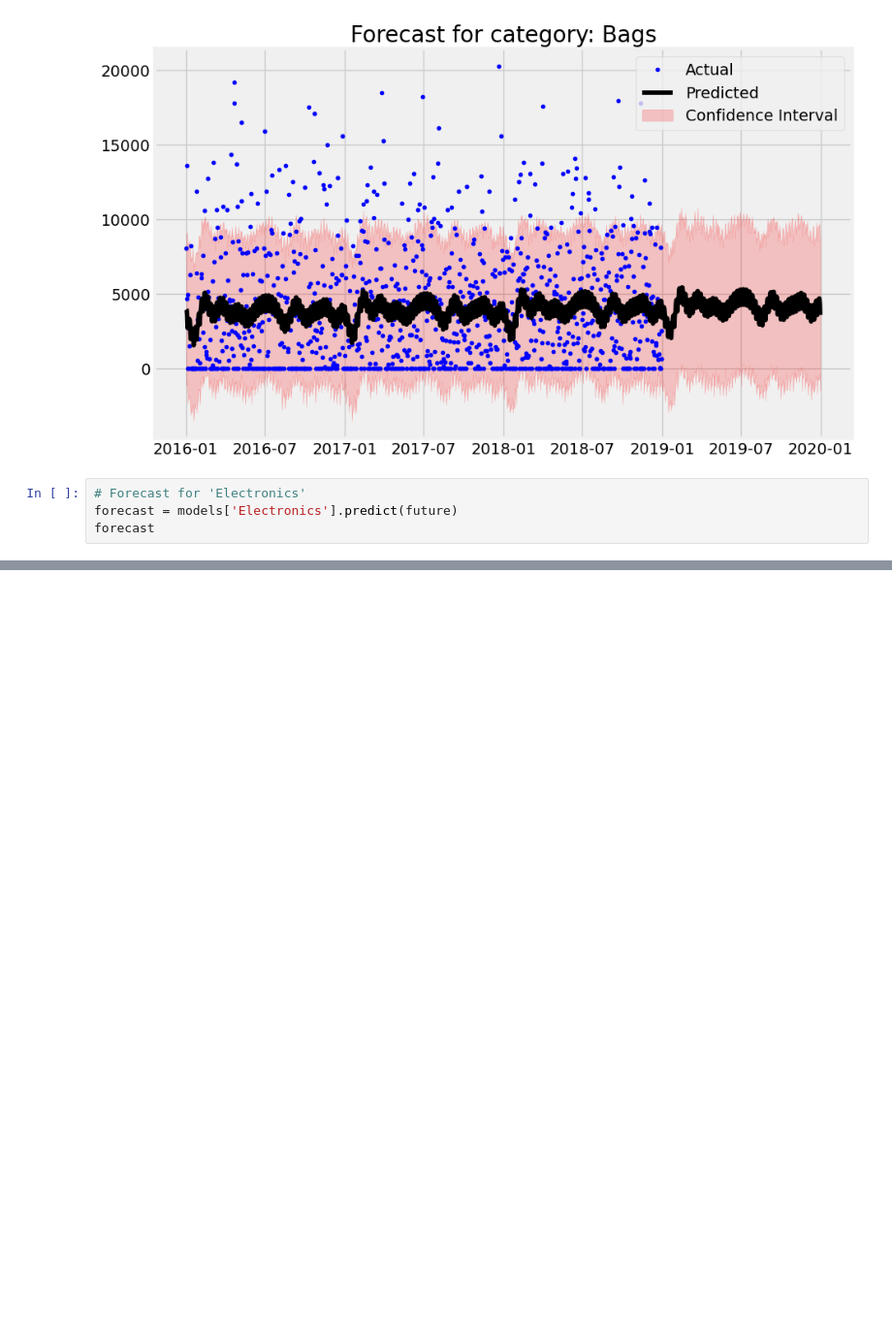
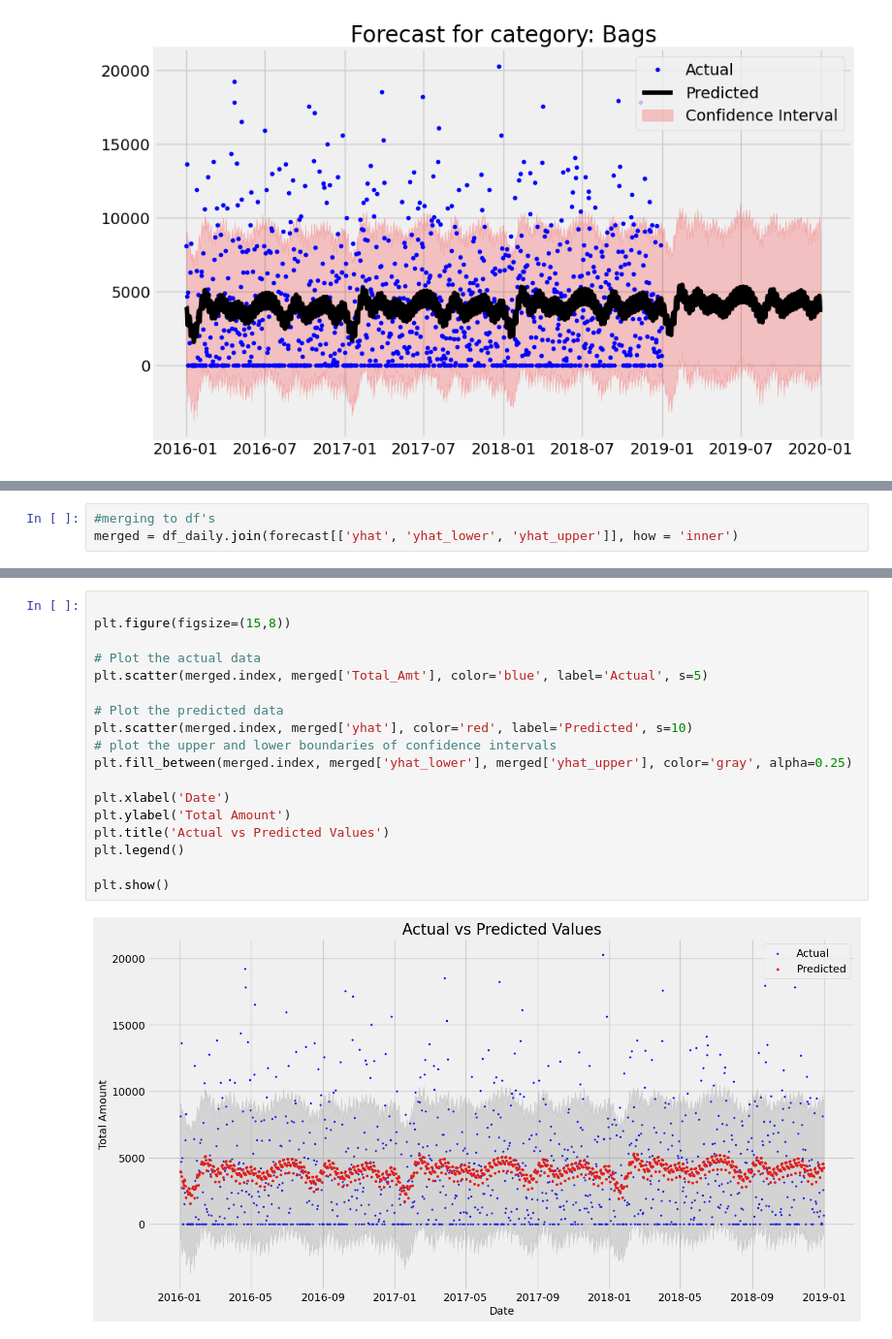
Before and after one commit to PilatusPy/Capstone-II, a Jupyter notebook: store_project/3_modeling_fb_prophet_lib.ipynb, the cells around one changed output, grey strips where cells are left out. Shown at 97% size. Drawn from its saved outputs; the diff is of its cells as text; blank space fills up the shorter version.

```diff
--- a/store_project/3_modeling_fb_prophet_lib.ipynb
+++ b/store_project/3_modeling_fb_prophet_lib.ipynb
@@ -255,7 +296,3 @@ plt.title(f"Forecast for category: {category}")
 plt.show()
 # %% [output]
 [figure]
-# %%
-# Forecast for 'Electronics'
-forecast = models['Electronics'].predict(future)
-forecast
@@ -275,0 +332,3 @@ forecast
+# %%
+#merging to df's
+merged = df_daily.join(forecast[['yhat', 'yhat_lower', 'yhat_upper']], how = 'inner')
@@ -276 +344,21 @@ forecast
+# %%
+
+plt.figure(figsize=(15,8))
+
+# Plot the actual data
+plt.scatter(merged.index, merged['Total_Amt'], color='blue', label='Actual', s=5)
+
+# Plot the predicted data
+plt.scatter(merged.index, merged['yhat'], color='red', label='Predicted', s=10)
+# plot the upper and lower boundaries of confidence intervals
+plt.fill_between(merged.index, merged['yhat_lower'], merged['yhat_upper'], color='gray', alpha=0.25)
+
+plt.xlabel('Date')
+plt.ylabel('Total Amount')
+plt.title('Actual vs Predicted Values')
+plt.legend()
+
+plt.show()
+# %% [output]
+[figure, added]
 # %%
```
Also changed, not shown: parts of 16 cells of this notebook.
